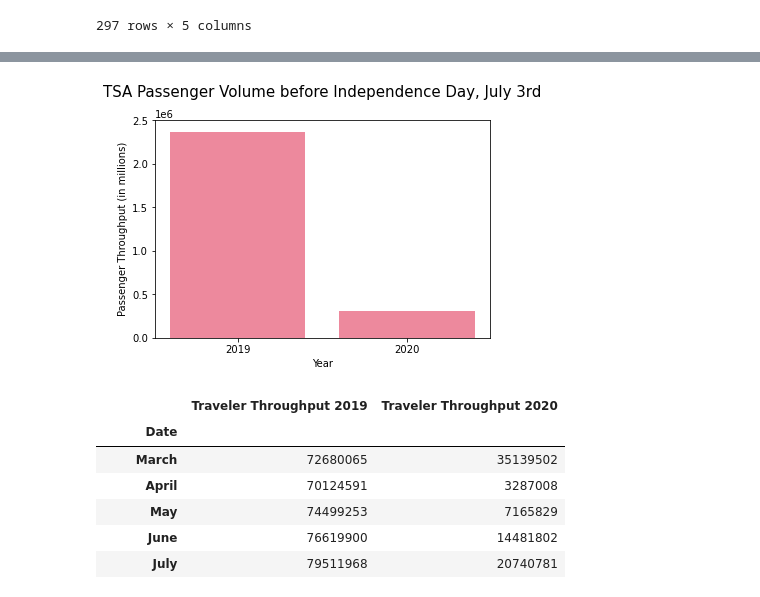
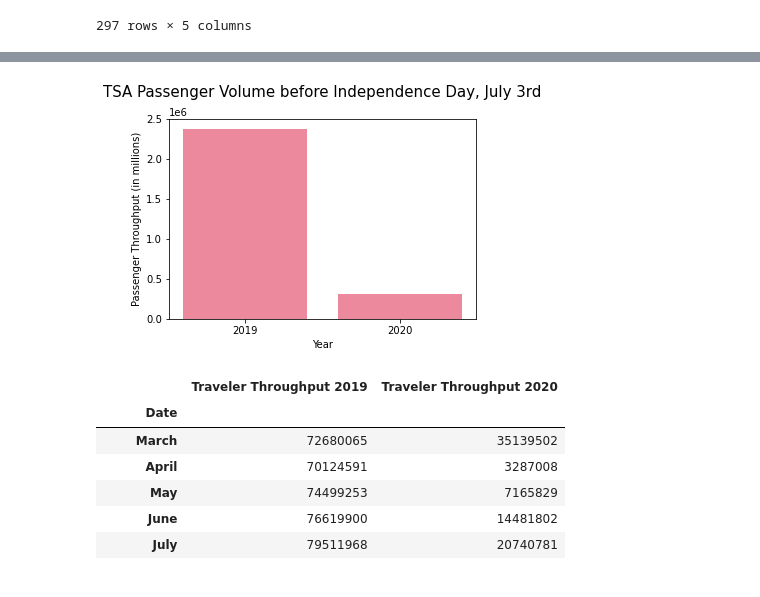
Before and after one commit to llhabers/Covid-19_Impact_on_the_US_Airline_Industry, a Jupyter notebook: jini/TSA_Traveler_Throughput.ipynb, the cells around one changed output, grey strips where cells are left out. Drawn from its saved outputs; the diff is of its cells as text; code cells hidden in the pictures.

```diff
--- a/jini/TSA_Traveler_Throughput.ipynb
+++ b/jini/TSA_Traveler_Throughput.ipynb
@@ -120,21 +121,22 @@ before_independence_day
 # %%
 #Create a bar graph showing the difference in passenger count before Independence Day
 independence_volumes = [2370152, 304436]
 independence_year = [2019, 2020]
 plt.bar(independence_year, independence_volumes, color='crimson', alpha=0.5, align="center")
 tick_locations = [value for value in independence_year]
 plt.xticks(tick_locations, ["2019", "2020"])
 plt.ylim(0,2500000)
 
 #Label the axis
 plt.title("TSA Passenger Volume before Independence Day, July 3rd", fontsize=15, y=1.08)
 plt.xlabel("Year")
 plt.ylabel("Passenger Throughput (in millions)")
 
+plt.tight_layout()
 plt.savefig("../output_data/TSA Passenger Volume before Independece Day.png")
 plt.show()
 # %% [output]
-[figure, old version]
+[figure, new version]
 # %%
 #Group the "Date" column by month so we can find the total passengers by each month for 2019 and 2020
 tsa_groupedby_month = tsa_df.groupby(pd.Grouper(key='Date', freq='1M')).sum() # groupby each 1 month
```
Also changed, not shown: parts of 3 cells of this notebook, 4 other files.
